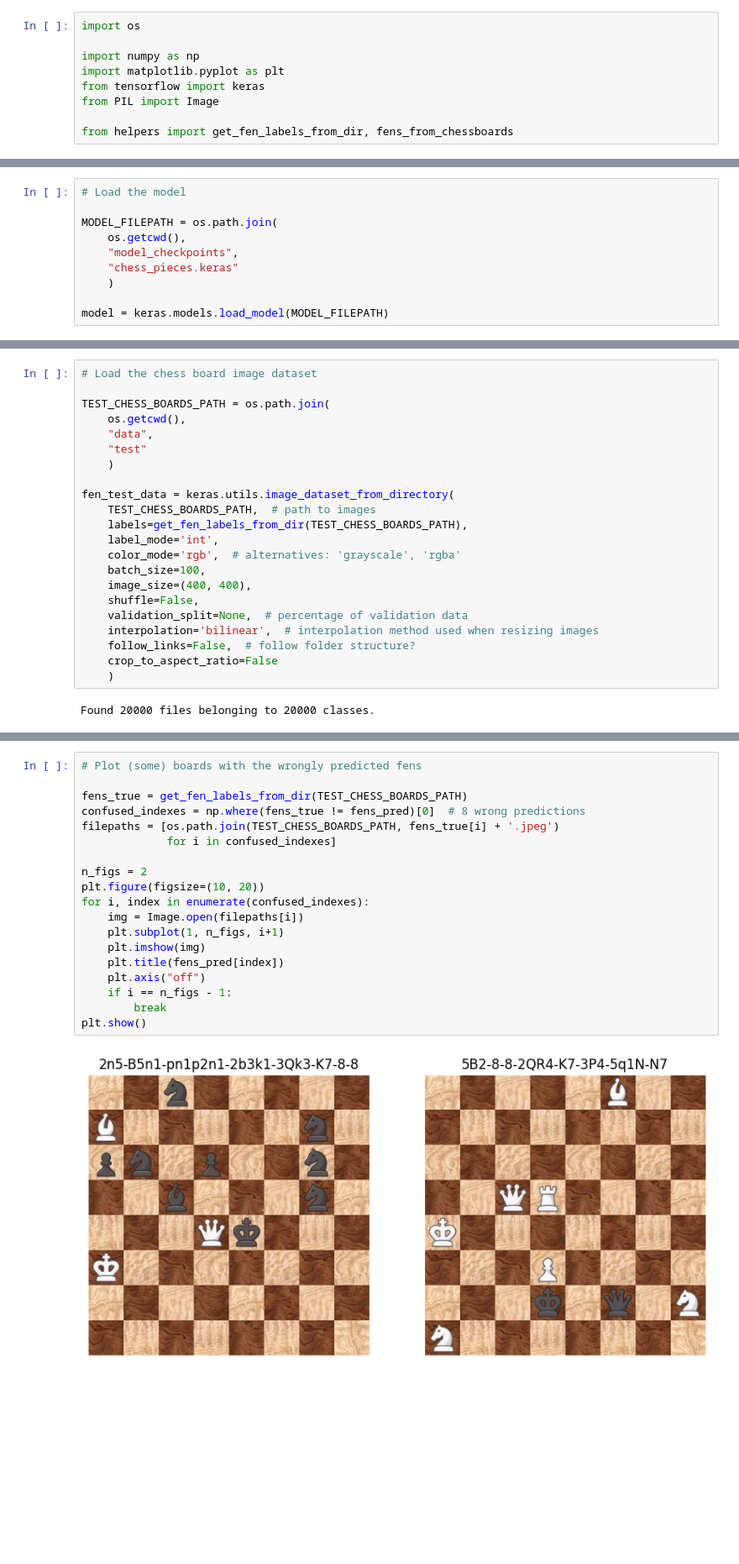
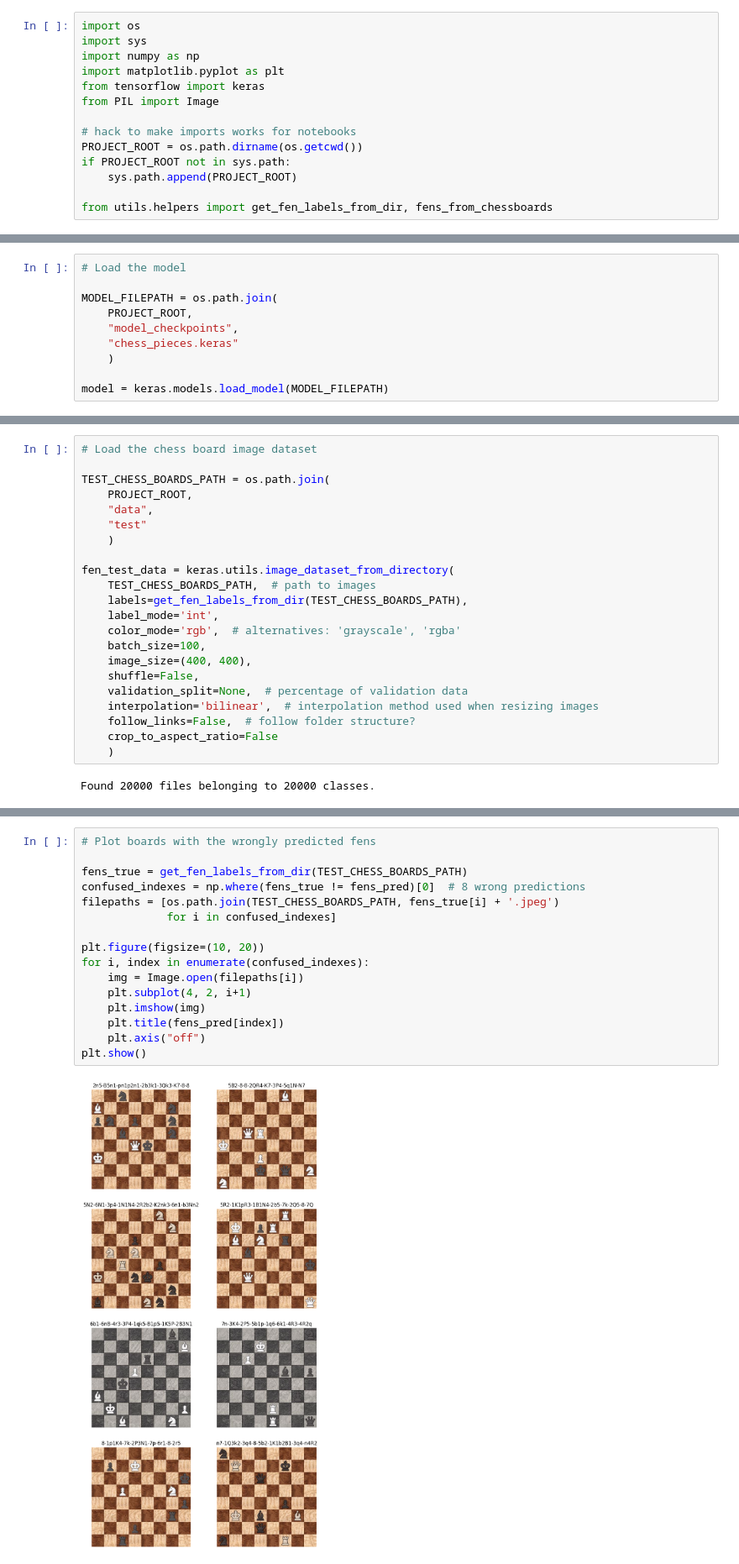
Before and after one commit to anandrei90/fen-generator, a Jupyter notebook: notebooks/model_test_fens.ipynb, the cells around one changed output, grey strips where cells are left out. Shown at 84% size. Drawn from its saved outputs; the diff is of its cells as text; blank space fills up the shorter version.

Commit message:
Refactor notebooks to align with new folder structure

```diff
--- a/notebooks/model_test_fens.ipynb
+++ b/notebooks/model_test_fens.ipynb
@@ -1,9 +1,14 @@
 # %%
 import os
-
+import sys
 import numpy as np
 import matplotlib.pyplot as plt
 from tensorflow import keras
 from PIL import Image
 
-from helpers import get_fen_labels_from_dir, fens_from_chessboards
+# hack to make imports works for notebooks
+PROJECT_ROOT = os.path.dirname(os.getcwd())
+if PROJECT_ROOT not in sys.path:
+    sys.path.append(PROJECT_ROOT)
+
+from utils.helpers import get_fen_labels_from_dir, fens_from_chessboards
@@ -11,7 +23,7 @@ from helpers import get_fen_labels_from_dir, fens_from_chessboards
 # Load the model
 
 MODEL_FILEPATH = os.path.join(
-    os.getcwd(),
+    PROJECT_ROOT,
     "model_checkpoints",
     "chess_pieces.keras"
     )
@@ -21,7 +35,7 @@ model = keras.models.load_model(MODEL_FILEPATH)
 # Load the chess board image dataset
 
 TEST_CHESS_BOARDS_PATH = os.path.join(
-    os.getcwd(),
+    PROJECT_ROOT,
     "data",
     "test"
     )
@@ -60,21 +74,18 @@ First 3 predicted fens:
 # %%
-# Plot (some) boards with the wrongly predicted fens
+# Plot boards with the wrongly predicted fens
 
 fens_true = get_fen_labels_from_dir(TEST_CHESS_BOARDS_PATH)
 confused_indexes = np.where(fens_true != fens_pred)[0]  # 8 wrong predictions
 filepaths = [os.path.join(TEST_CHESS_BOARDS_PATH, fens_true[i] + '.jpeg')
              for i in confused_indexes]
 
-n_figs = 2
 plt.figure(figsize=(10, 20))
 for i, index in enumerate(confused_indexes):
     img = Image.open(filepaths[i])
-    plt.subplot(1, n_figs, i+1)
+    plt.subplot(4, 2, i+1)
     plt.imshow(img)
     plt.title(fens_pred[index])
     plt.axis("off")
-    if i == n_figs - 1:
-        break
 plt.show()
 # %% [output]
-[figure, old version]
+[figure, new version]
```
Also changed, not shown: parts of 3 cells of this notebook, 1 other file.
